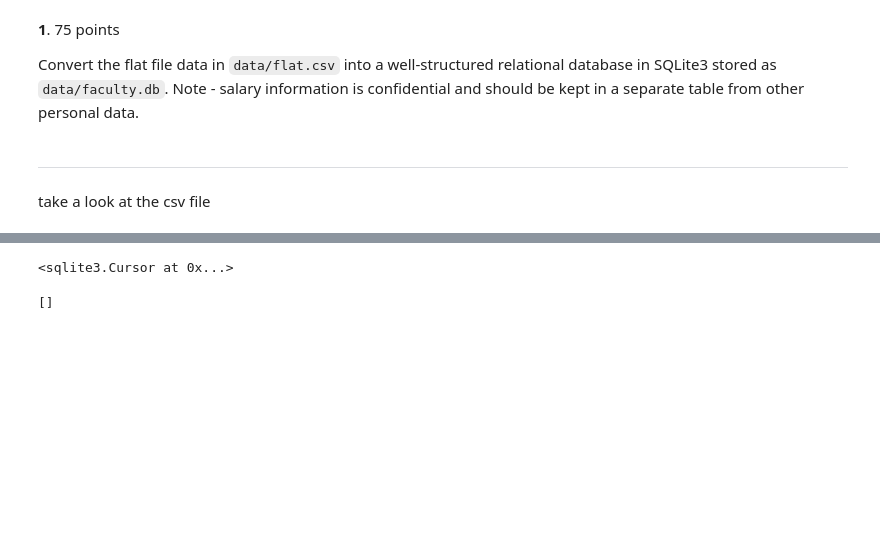
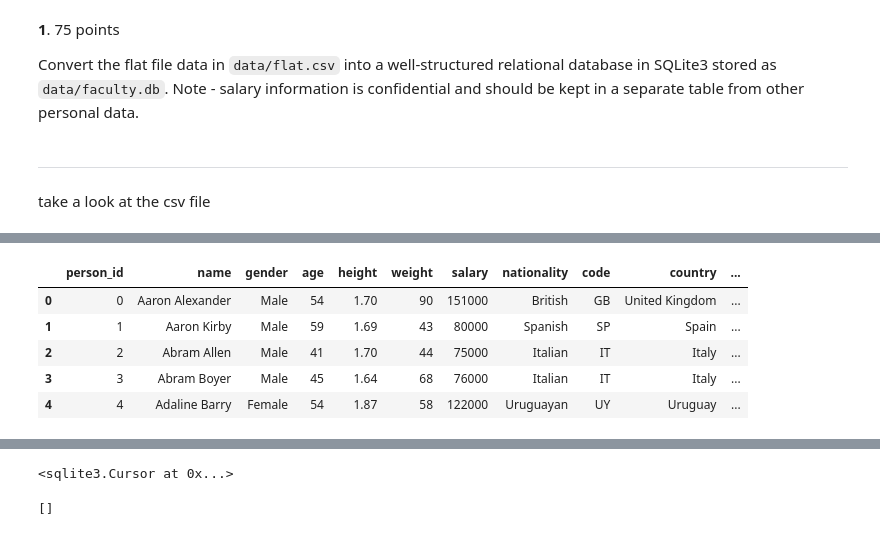
Before and after one commit to clintko/Duke_BIOS707_Notes, a Jupyter notebook: Z02_Relatinal_Databases_SQL_kuei.ipynb, the cells around one changed output, grey strips where cells are left out. Cells and saved outputs as stored; diff of their text form; code cells hidden in the pictures; blank space fills up the shorter version.

```diff
--- a/Z02_Relatinal_Databases_SQL_kuei.ipynb
+++ b/Z02_Relatinal_Databases_SQL_kuei.ipynb
@@ -47,0 +48,18 @@ flat.sample(10)
+# %%
+df_person_id = (flat
+                [["name"]]
+                .drop_duplicates()
+                .reset_index(drop = True)
+                .reset_index()
+                .rename(index  = str,
+                        columns = {"index": "person_id"}))
+
+flat_pid = pd.merge(df_person_id, flat, on = 'name', how = 'inner')
+flat_pid.head()
+# %% [output]
+|  | person_id | name | gender | age | height | weight | salary | nationality | code | country | ... |
+| 0 | 0 | Aaron Alexander | Male | 54 | 1.70 | 90 | 151000 | British | GB | United Kingdom | ... |
+| 1 | 1 | Aaron Kirby | Male | 59 | 1.69 | 43 | 80000 | Spanish | SP | Spain | ... |
+| 2 | 2 | Abram Allen | Male | 41 | 1.70 | 44 | 75000 | Italian | IT | Italy | ... |
+| 3 | 3 | Abram Boyer | Male | 45 | 1.64 | 68 | 76000 | Italian | IT | Italy | ... |
+| 4 | 4 | Adaline Barry | Female | 54 | 1.87 | 58 | 122000 | Uruguayan | UY | Uruguay | ... |
```
Also changed, not shown: parts of 10 cells of this notebook, 4 other files.
